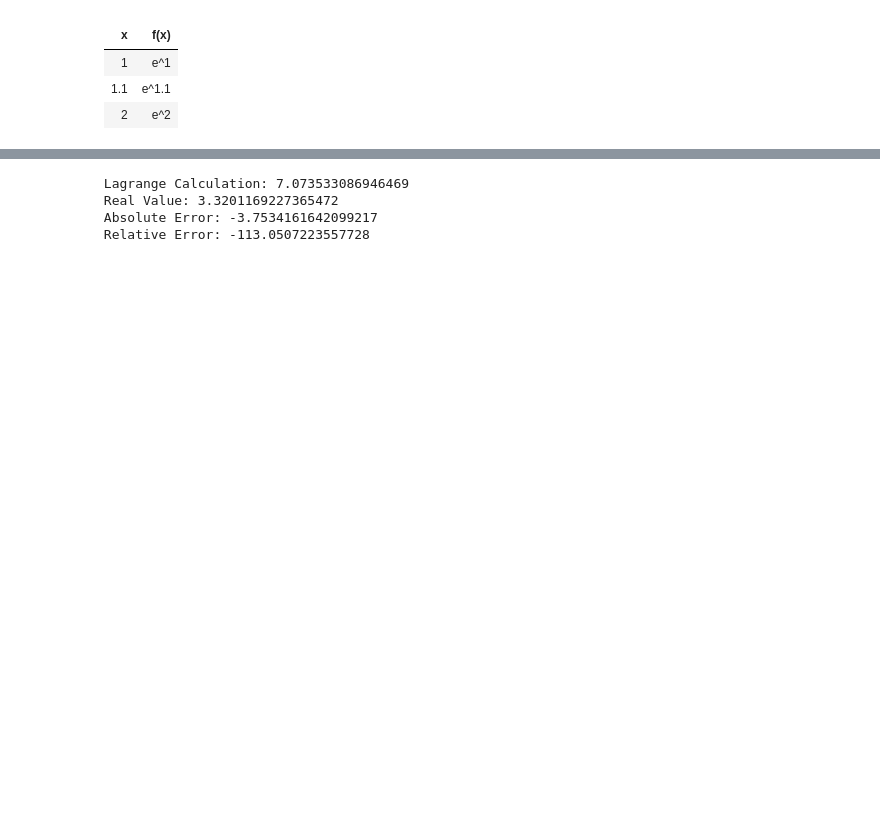
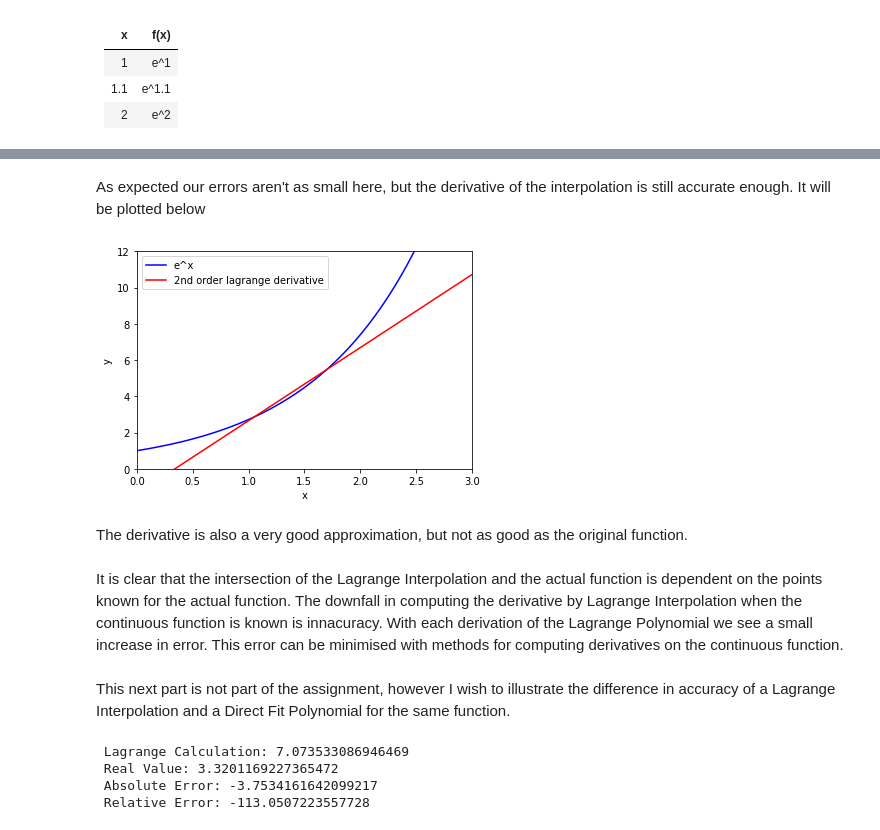
Before and after one commit to BrendenLatham/Numerical-Analysis, a Jupyter notebook: derivatives_project.ipynb, the cells around one changed output, grey strips where cells are left out. Cells and saved outputs as stored; diff of their text form; code cells hidden in the pictures; blank space fills up the shorter version.

```diff
--- a/derivatives_project.ipynb
+++ b/derivatives_project.ipynb
@@ -117,0 +161,6 @@ We will now explore Lagrange Interpolation with the exponential function. We wil
+# %%
+def lagrange_dif(x):
+  term1 = math.exp(1)*((2*x)-(1.1+2))/(1-1.1)/(1-2)
+  term2 = math.exp(1.1)*((2*x)-(1+2))/(1.1-1)/(1.1-2)
+  term3 = math.exp(2)*((2*x)-(1+1.1))/(2-1)/(2-1.1)
+  return(term1+term2+term3)
@@ -118 +179,24 @@ We will now explore Lagrange Interpolation with the exponential function. We wil
+# %% [markdown]
+As expected our errors aren't as small here, but the derivative of the interpolation is still accurate enough. It will be plotted below
+# %%
+x = np.linspace(0, 3, 1000)
+y = g(x)
+y_lagrange = lagrange_dif(x)
+
+plt.plot(x, y, label='e^x',color='blue')
+plt.plot(x, y_lagrange, label='2nd order lagrange derivative',color='red')
+plt.legend()
+plt.xlabel('x')
+plt.ylabel('y')
+plt.xlim([0,3])
+plt.ylim([0,12])
+plt.show()
+# %% [output]
+[figure, added]
+# %% [markdown]
+The derivative is also a very good approximation, but not as good as the original function.
+# %% [markdown]
+It is clear that the intersection of the Lagrange Interpolation and the actual function is dependent on the points known for the actual function. The downfall in computing the derivative by Lagrange Interpolation when the continuous function is known is innacuracy. With each derivation of the Lagrange Polynomial we see a small increase in error. This error can be minimised with methods for computing derivatives on the continuous function.
+# %% [markdown]
+This next part is not part of the assignment, however I wish to illustrate the difference in accuracy of a Lagrange Interpolation and a Direct Fit Polynomial for the same function.
 # %%
```
Also changed, not shown: parts of 25 cells of this notebook.
